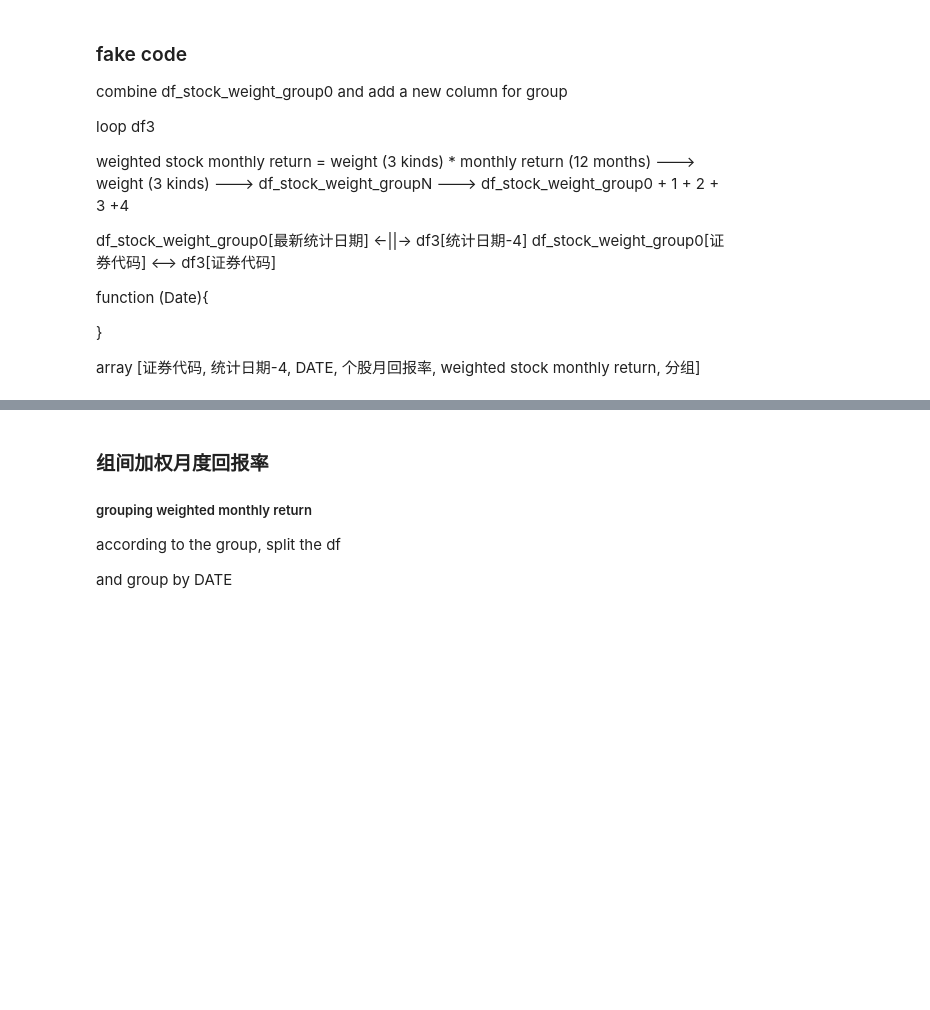
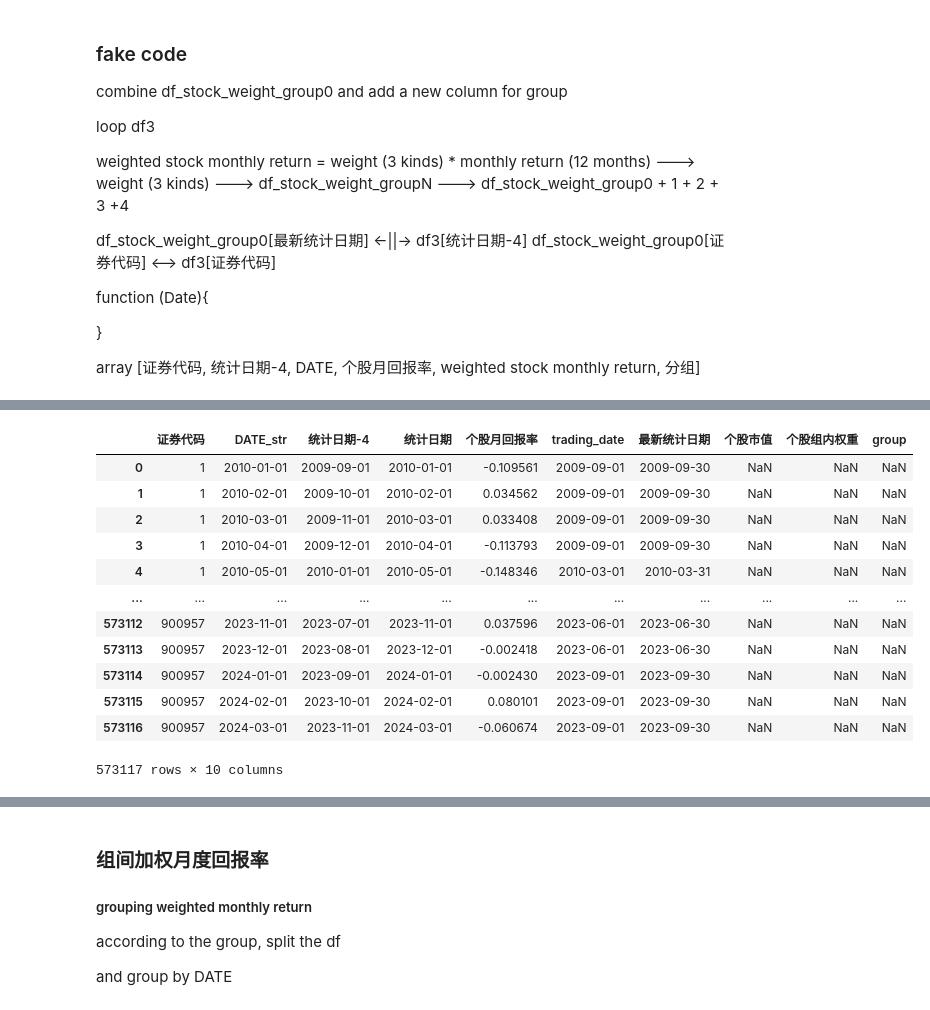
Before and after one commit to Prussia/playJupyter, a Jupyter notebook: testproj/计算加权回报率.ipynb, the cells around one changed output, grey strips where cells are left out. Saved outputs shown, nothing was run; the diff lists cells and outputs as text; code cells hidden in the pictures; blank space fills up the shorter version.

```diff
--- a/testproj/计算加权回报率.ipynb
+++ b/testproj/计算加权回报率.ipynb
@@ -787,0 +937,30 @@ array [证券代码, 统计日期-4, DATE, 个股月回报率, weighted stock mo
+# %%
+def getTradingMonth(row):
+
+    if(4 >= row['new_month'] >= 1):
+        newMonth = 3
+    elif(8>= row['new_month'] >=5 ):
+        newMonth = 6
+    else:
+        newMonth = 9
+    return newMonth
+# %%
+
+df3_sub['new_month'] = (df3_sub['统计日期-4'].dt.month).astype(int)
+df3_sub['new_trading_month'] = df3_sub.apply(getTradingMonth, axis=1)
+df3_sub['new_year'] = df3_sub['统计日期-4'].dt.year
+## end day
+df3_sub['new_day'] = df3_sub['统计日期-4'].dt.day
+
+
+
+df3_sub['trading_date'] = pd.to_datetime({
+    'year': df3_sub['new_year'],
+    'month': df3_sub['new_trading_month'],
+    'day': df3_sub['new_day']
+})
+# %%
+df3_sub_trading = df3_sub[['证券代码','DATE_str', '统计日期-4','统计日期','个股月回报率', 'trading_date']]
+df3_sub_trading['最新统计日期'] = df3_sub_trading['trading_date'] + pd.offsets.MonthEnd()
+
+df3_sub_trading
@@ -787,0 +1004,5 @@ array [证券代码, 统计日期-4, DATE, 个股月回报率, weighted stock mo
+# %%
+df3_sub_trading['证券代码'] = df3_sub_trading['证券代码'].astype(str)
+
+df3_sub_trading['最新统计日期'] = pd.to_datetime(df3_sub_trading['最新统计日期'])
+df_stock_weight_group['最新统计日期'] = pd.to_datetime(df_stock_weight_group['最新统计日期'])
@@ -787,0 +1027,18 @@ array [证券代码, 统计日期-4, DATE, 个股月回报率, weighted stock mo
+# %%
+df3_sub_trading_group = pd.merge(df3_sub_trading, df_stock_weight_group, on=['证券代码','最新统计日期'],how='left')
+
+df3_sub_trading_group
+# %% [output]
+|  | 证券代码 | DATE_str | 统计日期-4 | 统计日期 | 个股月回报率 | trading_date | 最新统计日期 | 个股市值 | 个股组内权重 | group |
+| 0 | 1 | 2010-01-01 | 2009-09-01 | 2010-01-01 | -0.109561 | 2009-09-01 | 2009-09-30 | NaN | NaN | NaN |
+| 1 | 1 | 2010-02-01 | 2009-10-01 | 2010-02-01 | 0.034562 | 2009-09-01 | 2009-09-30 | NaN | NaN | NaN |
+| 2 | 1 | 2010-03-01 | 2009-11-01 | 2010-03-01 | 0.033408 | 2009-09-01 | 2009-09-30 | NaN | NaN | NaN |
+| 3 | 1 | 2010-04-01 | 2009-12-01 | 2010-04-01 | -0.113793 | 2009-09-01 | 2009-09-30 | NaN | NaN | NaN |
+| 4 | 1 | 2010-05-01 | 2010-01-01 | 2010-05-01 | -0.148346 | 2010-03-01 | 2010-03-31 | NaN | NaN | NaN |
+| ... | ... | ... | ... | ... | ... | ... | ... | ... | ... | ... |
+| 573112 | 900957 | 2023-11-01 | 2023-07-01 | 2023-11-01 | 0.037596 | 2023-06-01 | 2023-06-30 | NaN | NaN | NaN |
+| 573113 | 900957 | 2023-12-01 | 2023-08-01 | 2023-12-01 | -0.002418 | 2023-06-01 | 2023-06-30 | NaN | NaN | NaN |
+| 573114 | 900957 | 2024-01-01 | 2023-09-01 | 2024-01-01 | -0.002430 | 2023-09-01 | 2023-09-30 | NaN | NaN | NaN |
+| 573115 | 900957 | 2024-02-01 | 2023-10-01 | 2024-02-01 | 0.080101 | 2023-09-01 | 2023-09-30 | NaN | NaN | NaN |
+| 573116 | 900957 | 2024-03-01 | 2023-11-01 | 2024-03-01 | -0.060674 | 2023-09-01 | 2023-09-30 | NaN | NaN | NaN |
+573117 rows × 10 columns
```
Also changed, not shown: parts of 23 cells of this notebook.
